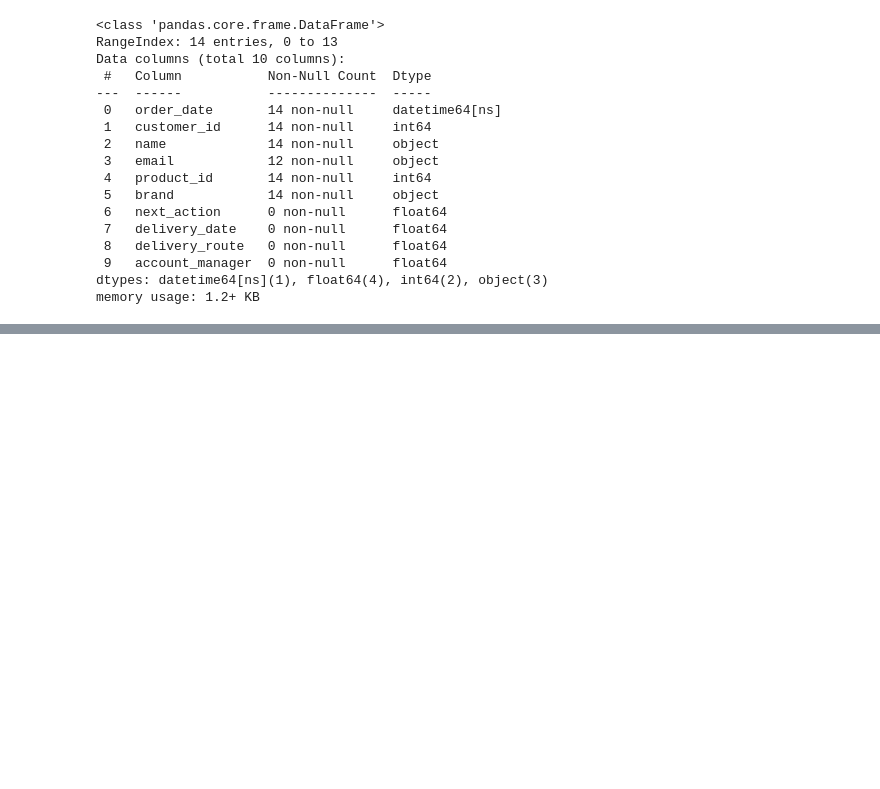
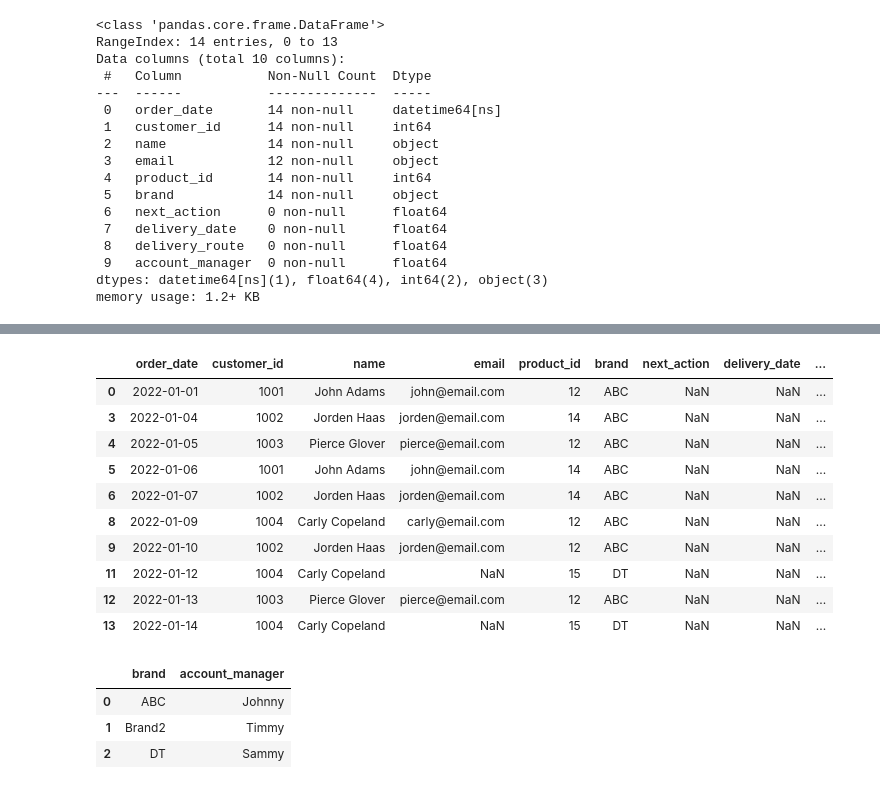
Before and after one commit to jaredtcy/uot_automation, a Jupyter notebook: class4_intro_to_python.ipynb, the cells around one changed output, grey strips where cells are left out. Cells and saved outputs as stored; diff of their text form; code cells hidden in the pictures; blank space fills up the shorter version.

```diff
--- a/class4_intro_to_python.ipynb
+++ b/class4_intro_to_python.ipynb
@@ -425,0 +460,14 @@ memory usage: 1.2+ KB
+# %%
+orders[orders['brand'].isin(['ABC','DT'])] # Use the isin() function for a list of conditions in the same column
+# %% [output]
+|  | order_date | customer_id | name | email | product_id | brand | next_action | delivery_date | ... |
+| 0 | 2022-01-01 | 1001 | John Adams | john@email.com | 12 | ABC | NaN | NaN | ... |
+| 3 | 2022-01-04 | 1002 | Jorden Haas | jorden@email.com | 14 | ABC | NaN | NaN | ... |
+| 4 | 2022-01-05 | 1003 | Pierce Glover | pierce@email.com | 12 | ABC | NaN | NaN | ... |
+| 5 | 2022-01-06 | 1001 | John Adams | john@email.com | 14 | ABC | NaN | NaN | ... |
+| 6 | 2022-01-07 | 1002 | Jorden Haas | jorden@email.com | 14 | ABC | NaN | NaN | ... |
+| 8 | 2022-01-09 | 1004 | Carly Copeland | carly@email.com | 12 | ABC | NaN | NaN | ... |
+| 9 | 2022-01-10 | 1002 | Jorden Haas | jorden@email.com | 12 | ABC | NaN | NaN | ... |
+| 11 | 2022-01-12 | 1004 | Carly Copeland | NaN | 15 | DT | NaN | NaN | ... |
+| 12 | 2022-01-13 | 1003 | Pierce Glover | pierce@email.com | 12 | ABC | NaN | NaN | ... |
+| 13 | 2022-01-14 | 1004 | Carly Copeland | NaN | 15 | DT | NaN | NaN | ... |
@@ -425,0 +476,7 @@ memory usage: 1.2+ KB
+# %%
+account_mgr
+# %% [output]
+|  | brand | account_manager |
+| 0 | ABC | Johnny |
+| 1 | Brand2 | Timmy |
+| 2 | DT | Sammy |
```
Also changed, not shown: parts of 4 cells of this notebook.
